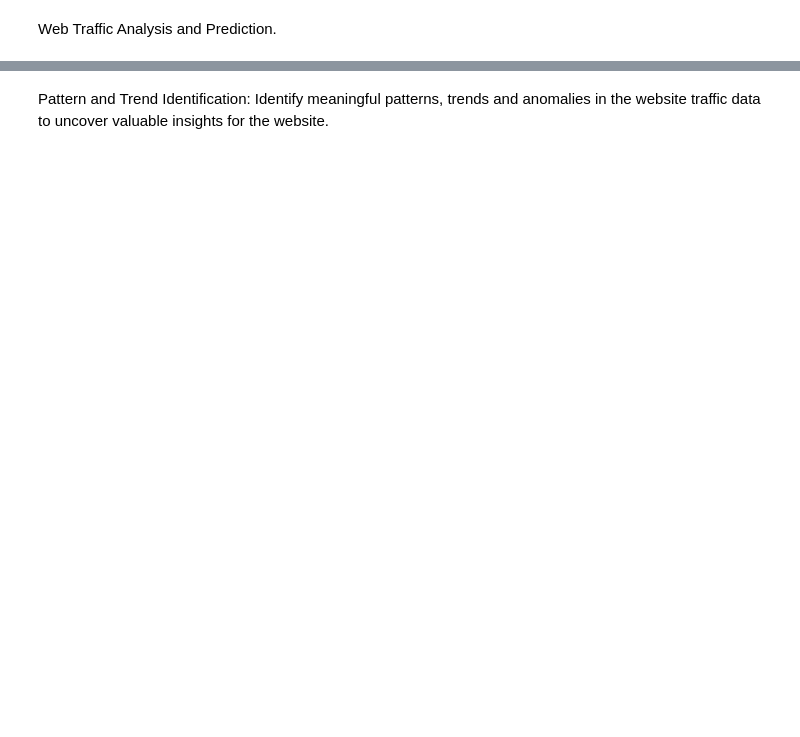
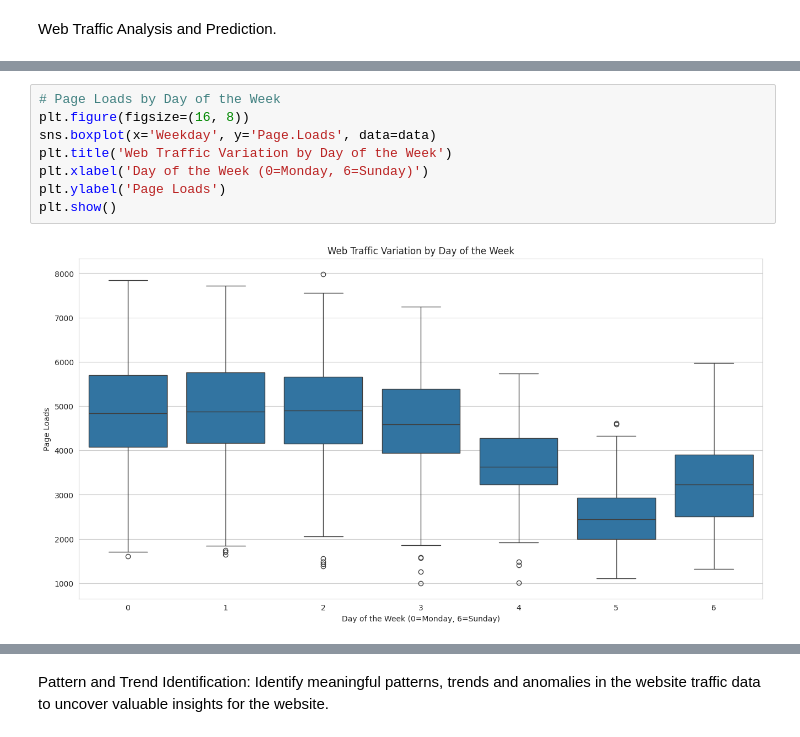
Before and after one commit to prosperjohn9/web_traffic_analysis, a Jupyter notebook: WebTrafficAnalysis.ipynb, the cells around one changed output, grey strips where cells are left out. Cells and saved outputs as stored; diff of their text form; blank space fills up the shorter version.

```diff
--- a/WebTrafficAnalysis.ipynb
+++ b/WebTrafficAnalysis.ipynb
@@ -106,0 +204,10 @@ Silhouette Score: 0.54459801707506
+# %%
+# Page Loads by Day of the Week
+plt.figure(figsize=(16, 8))
+sns.boxplot(x='Weekday', y='Page.Loads', data=data)
+plt.title('Web Traffic Variation by Day of the Week')
+plt.xlabel('Day of the Week (0=Monday, 6=Sunday)')
+plt.ylabel('Page Loads')
+plt.show()
+# %% [output]
+[figure, added]
```
Also changed, not shown: parts of 44 cells of this notebook.
